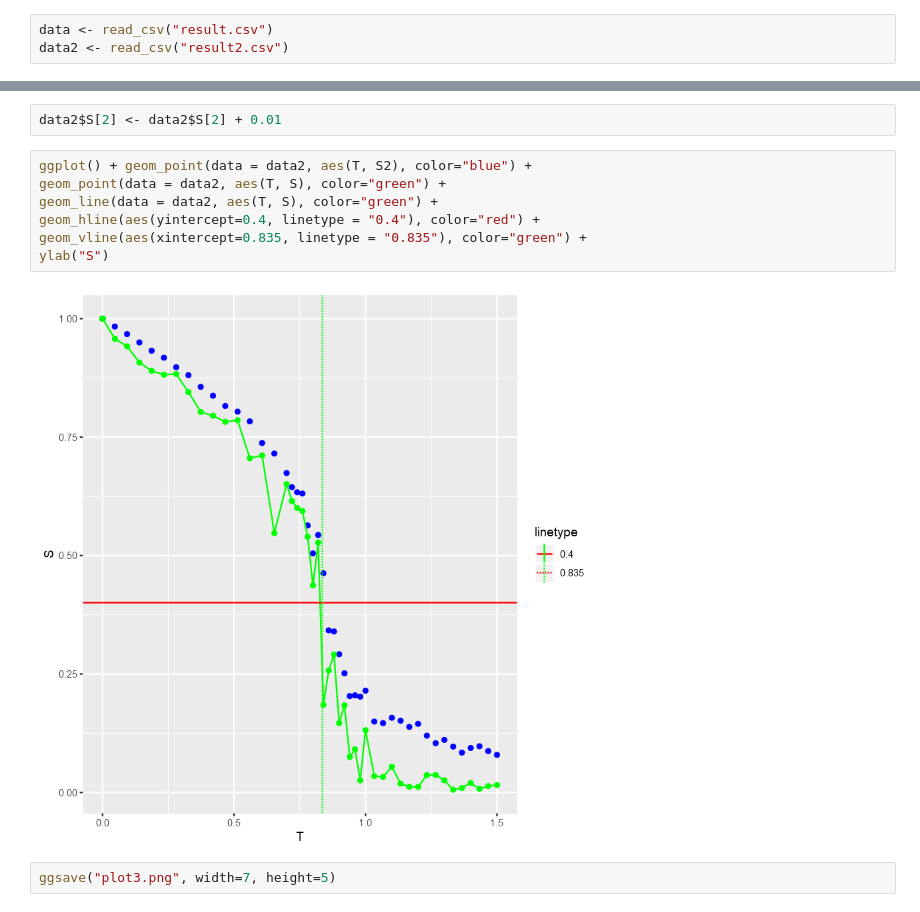
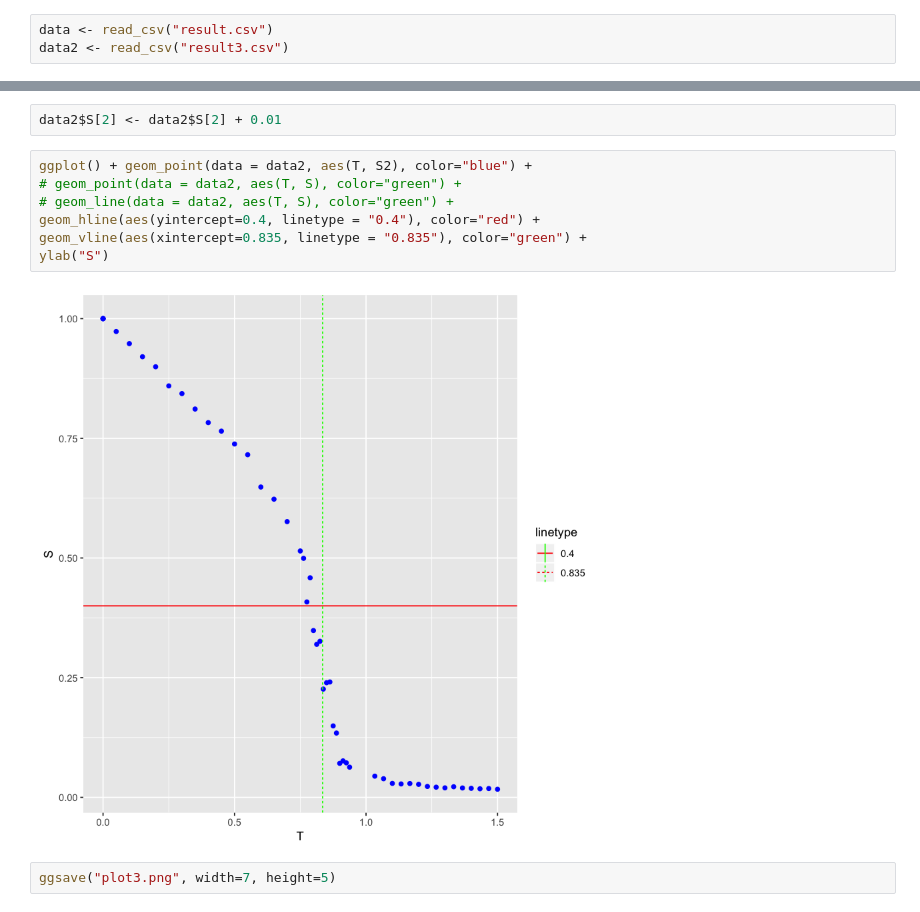
Before and after one commit to Squaess/StatisticalPhysics, a Jupyter notebook: nlc/v2/make_results.ipynb, the cells around one changed output, grey strips where cells are left out. Drawn from its saved outputs; the diff is of its cells as text.

```diff
--- a/nlc/v2/make_results.ipynb
+++ b/nlc/v2/make_results.ipynb
@@ -16,6 +12,6 @@ x dplyr::lag()    masks stats::lag()
 # %%
 data <- read_csv("result.csv")
-data2 <- read_csv("result2.csv")
+data2 <- read_csv("result3.csv")
 # %% [output]
 Parsed with column specification:
 cols(
@@ -61,13 +57,13 @@ geom_text(aes(0.835,0,label = 0.835, hjust = -0.5))
 data2$S[2] <- data2$S[2] + 0.01
 # %%
 ggplot() + geom_point(data = data2, aes(T, S2), color="blue") +
-geom_point(data = data2, aes(T, S), color="green") +
-geom_line(data = data2, aes(T, S), color="green") +
+# geom_point(data = data2, aes(T, S), color="green") +
+# geom_line(data = data2, aes(T, S), color="green") +
 geom_hline(aes(yintercept=0.4, linetype = "0.4"), color="red") +
 geom_vline(aes(xintercept=0.835, linetype = "0.835"), color="green") +
 ylab("S")
 # %% [output]
-[figure, old version]
+[figure, new version]
 # %%
 ggsave("plot3.png", width=7, height=5)
 # %%
```
Also changed, not shown: parts of 1 cell of this notebook, 2 other files.
